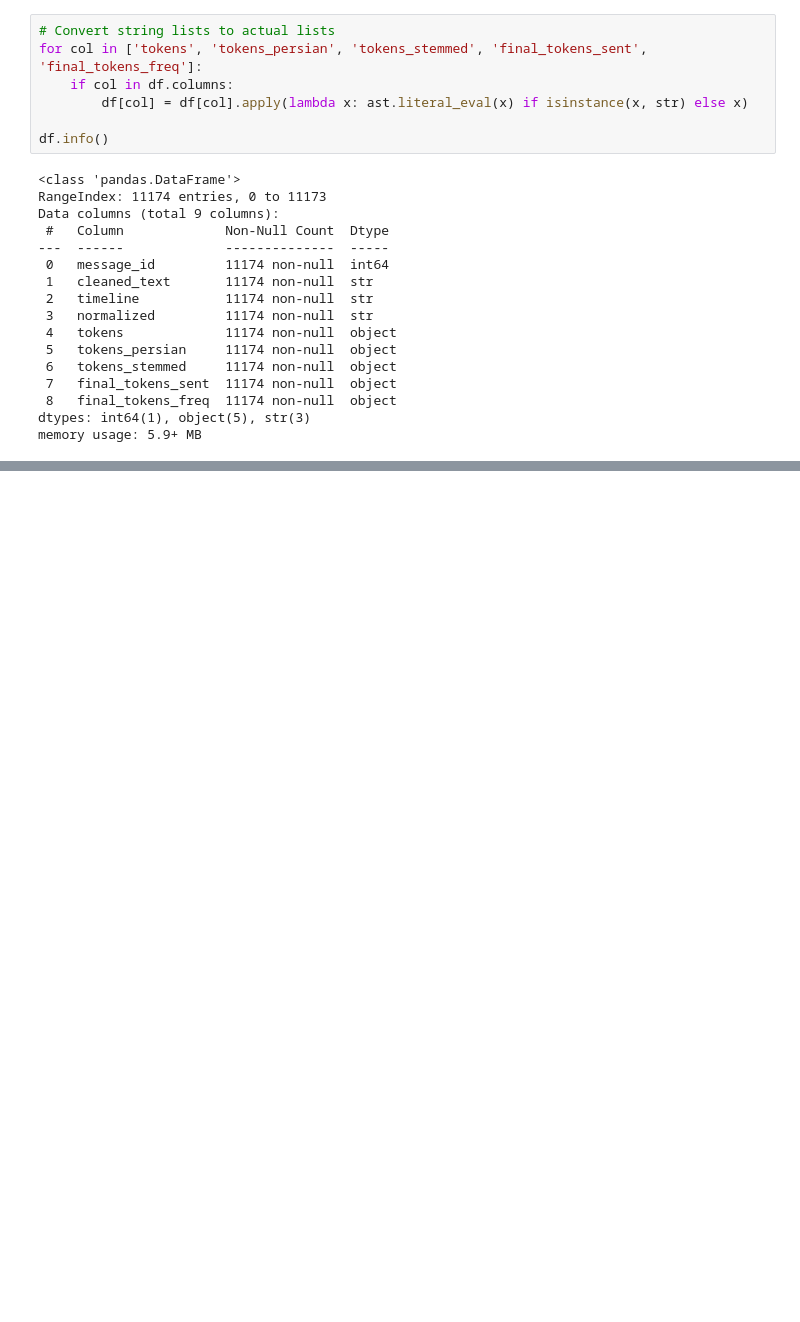
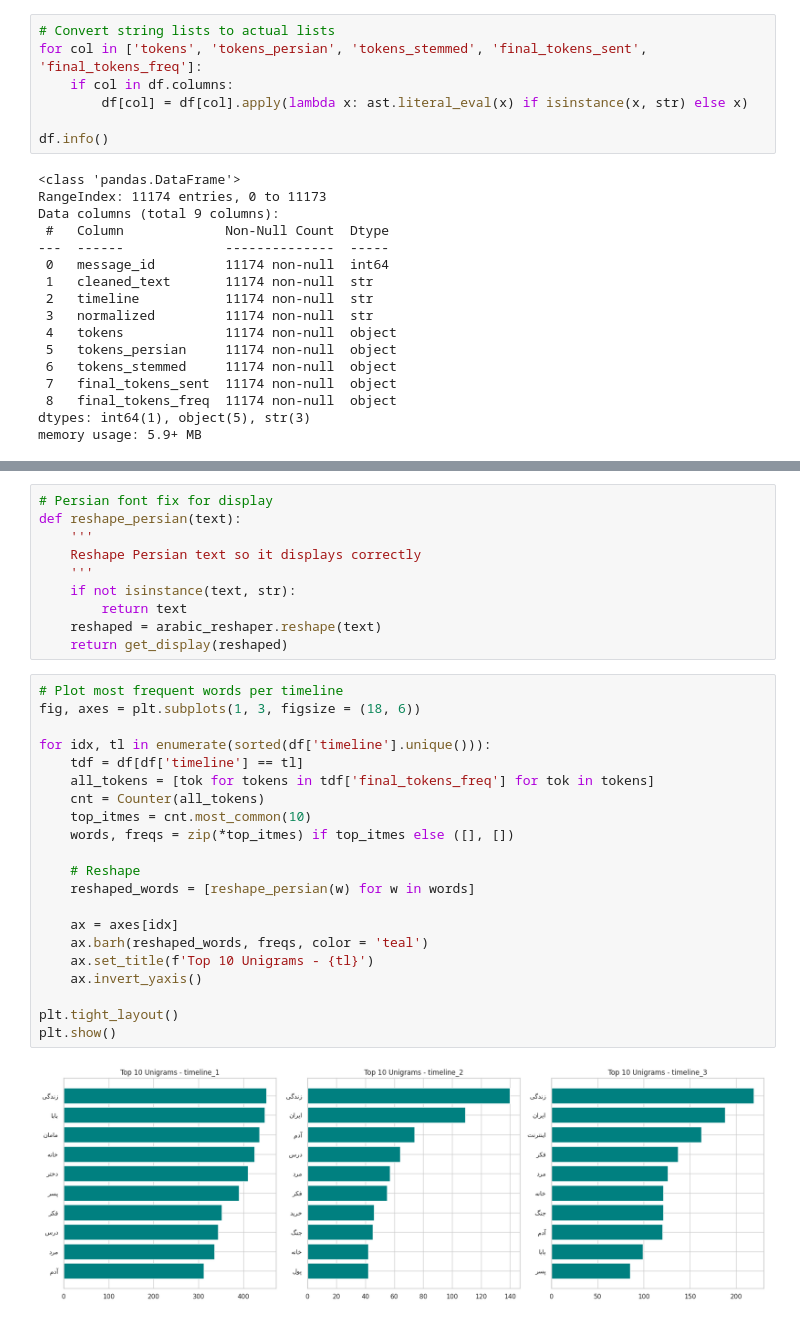
Before and after one commit to MohammadErfanRashidi/Farsi-Tweets-Analysis, a Jupyter notebook: notebooks/eda.ipynb, the cells around one changed output, grey strips where cells are left out. Saved outputs shown, nothing was run; the diff lists cells and outputs as text; blank space fills up the shorter version.

Commit message:
Fixed the top 50 words.

```diff
--- a/notebooks/eda.ipynb
+++ b/notebooks/eda.ipynb
@@ -113,0 +97,33 @@ Total unique top words across all timelines: 15
+# %%
+# Persian font fix for display
+def reshape_persian(text):
+    '''
+    Reshape Persian text so it displays correctly
+    '''
+    if not isinstance(text, str):
+        return text
+    reshaped = arabic_reshaper.reshape(text)
+    return get_display(reshaped)
+# %%
+# Plot most frequent words per timeline
+fig, axes = plt.subplots(1, 3, figsize = (18, 6))
+
+for idx, tl in enumerate(sorted(df['timeline'].unique())):
+    tdf = df[df['timeline'] == tl]
+    all_tokens = [tok for tokens in tdf['final_tokens_freq'] for tok in tokens]
+    cnt = Counter(all_tokens)
+    top_itmes = cnt.most_common(10)
+    words, freqs = zip(*top_itmes) if top_itmes else ([], [])
+
+    # Reshape
+    reshaped_words = [reshape_persian(w) for w in words]
+
+    ax = axes[idx]
+    ax.barh(reshaped_words, freqs, color = 'teal')
+    ax.set_title(f'Top 10 Unigrams - {tl}')
+    ax.invert_yaxis()
+
+plt.tight_layout()
+plt.show()
+# %% [output]
+[figure, added]
```
Also changed, not shown: parts of 4 cells of this notebook, 4 other files.
